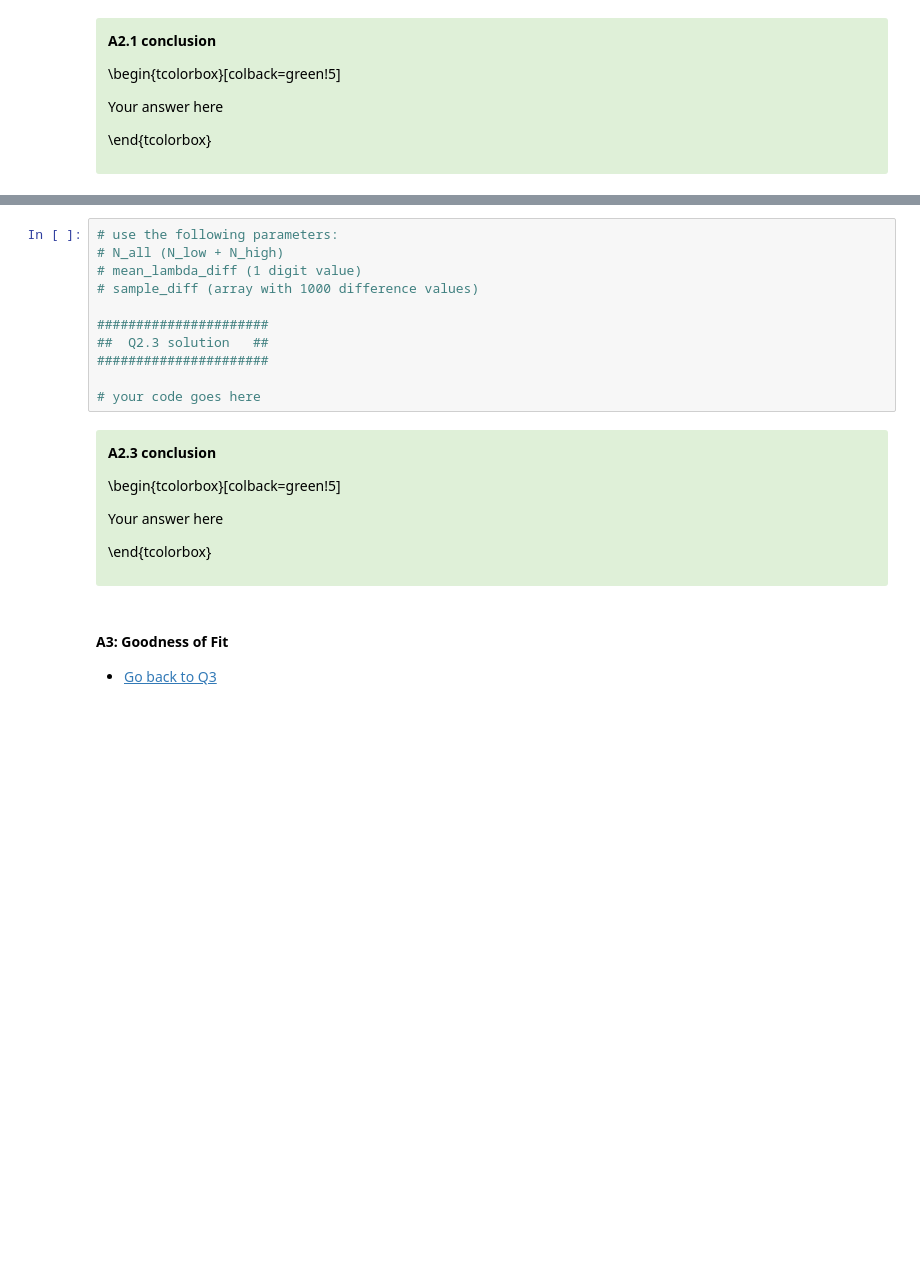
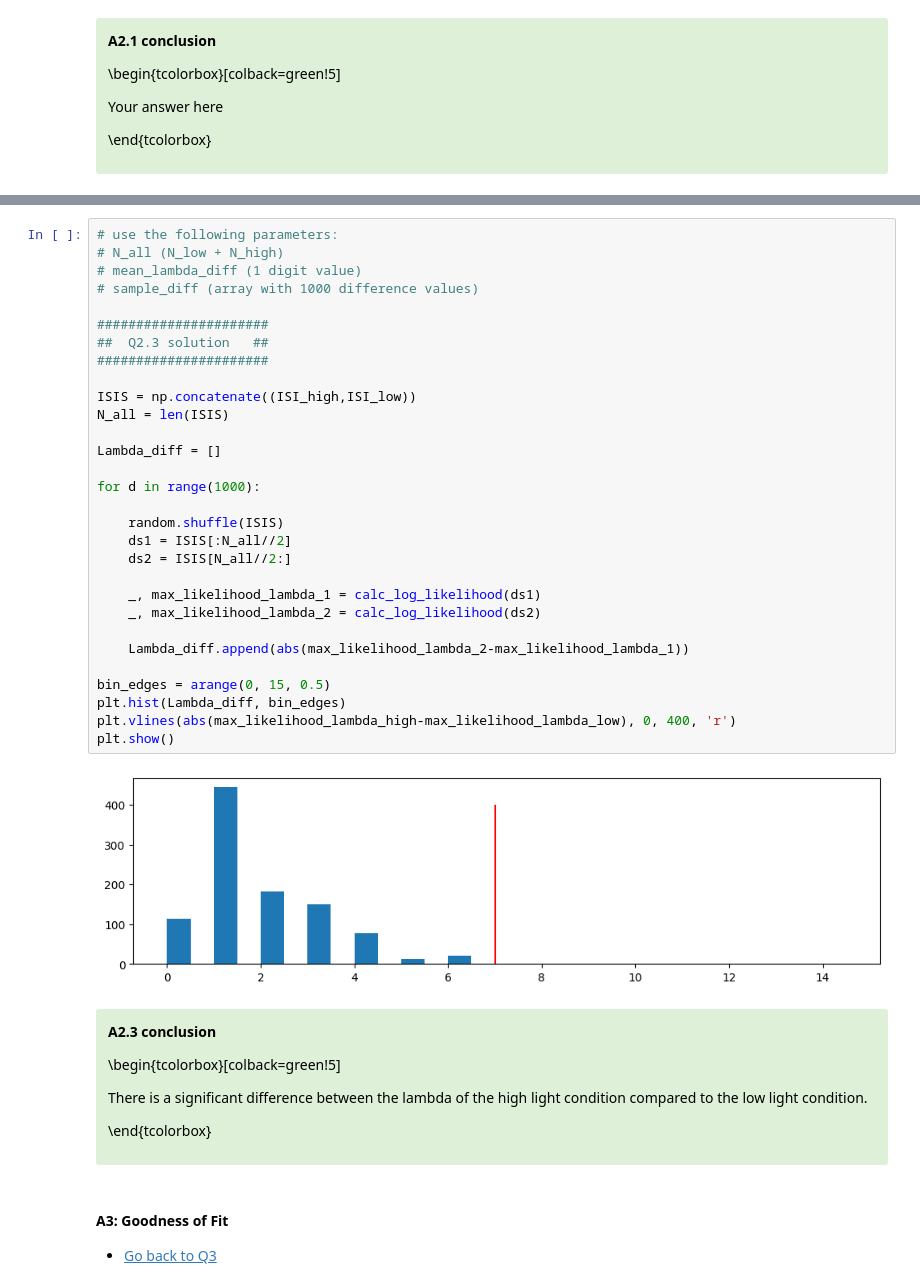
Before and after one commit to RobbeDeMuynck/CN_practicals, a Jupyter notebook: Module 2/Ex2/Module2_Ex2_Group7.ipynb, the cells around one changed output, grey strips where cells are left out. Cells and saved outputs as stored; diff of their text form; blank space fills up the shorter version.

```diff
--- a/Module 2/Ex2/Module2_Ex2_Group7.ipynb
+++ b/Module 2/Ex2/Module2_Ex2_Group7.ipynb
@@ -346,14 +402,35 @@ Your answer here
-# %%
-# use the following parameters:
-# N_all (N_low + N_high)
-# mean_lambda_diff (1 digit value)
-# sample_diff (array with 1000 difference values)
-
-######################
-##  Q2.3 solution   ##
-######################
-
-# your code goes here
+# %%
+# use the following parameters:
+# N_all (N_low + N_high)
+# mean_lambda_diff (1 digit value)
+# sample_diff (array with 1000 difference values)
+
+######################
+##  Q2.3 solution   ##
+######################
+
+ISIS = np.concatenate((ISI_high,ISI_low))
+N_all = len(ISIS)
+
+Lambda_diff = []
+
+for d in range(1000):
+
+    random.shuffle(ISIS)
+    ds1 = ISIS[:N_all//2]
+    ds2 = ISIS[N_all//2:]
+
+    _, max_likelihood_lambda_1 = calc_log_likelihood(ds1)
+    _, max_likelihood_lambda_2 = calc_log_likelihood(ds2)
+
+    Lambda_diff.append(abs(max_likelihood_lambda_2-max_likelihood_lambda_1))
+
+bin_edges = arange(0, 15, 0.5)
+plt.hist(Lambda_diff, bin_edges)
+plt.vlines(abs(max_likelihood_lambda_high-max_likelihood_lambda_low), 0, 400, 'r')
+plt.show()
+# %% [output]
+[figure, added]
 # %% [markdown]
 <div class="alert alert-success">
 <span style="color:black">
@@ -362,7 +439,7 @@ Your answer here
 
 \begin{tcolorbox}[colback=green!5]
 
-Your answer here
+There is a significant difference between the lambda of the high light condition compared to the low light condition.
 
 \end{tcolorbox}
 </span>
```
Also changed, not shown: parts of 13 cells of this notebook.
